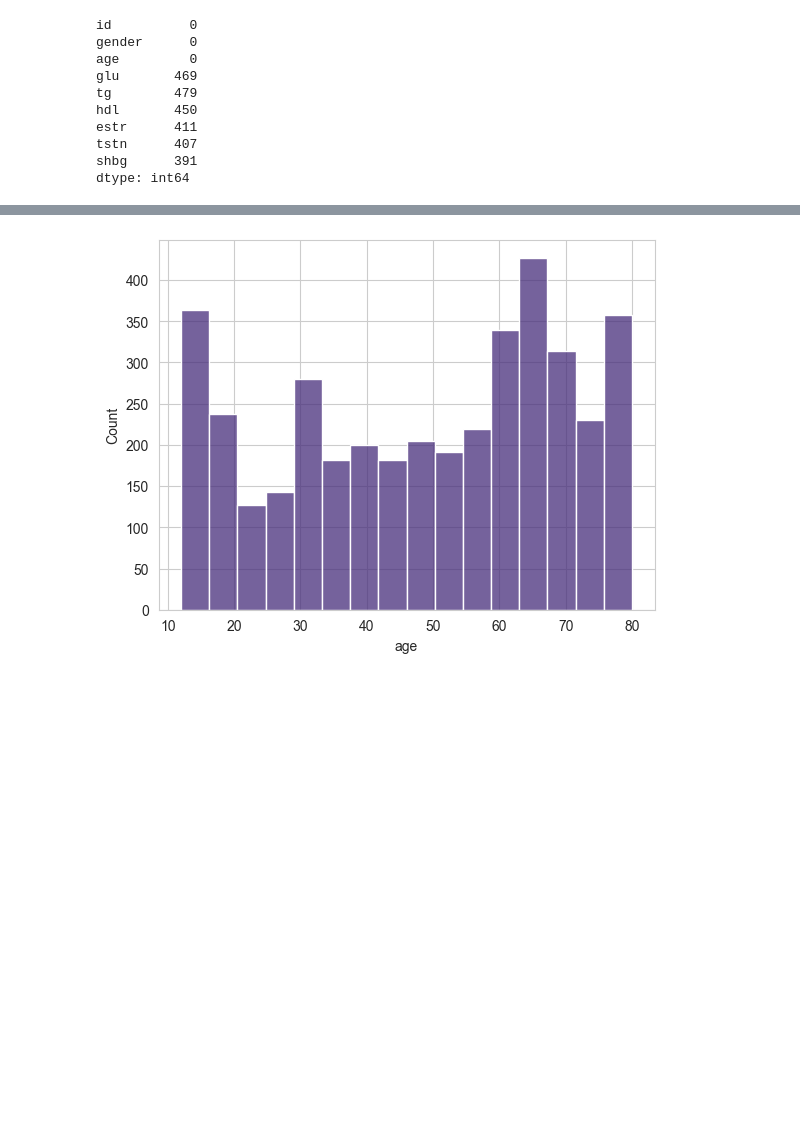
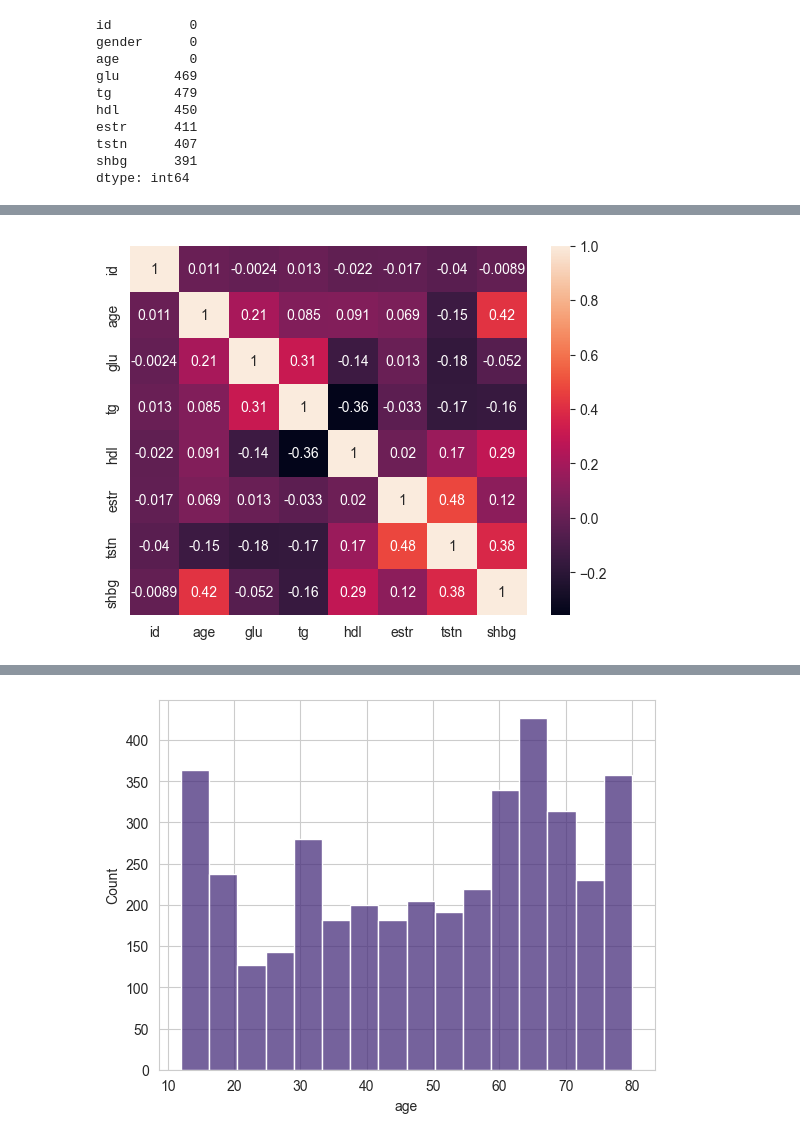
Before and after one commit to dropoftherain/HormoneAnalysis, a Jupyter notebook: eda.ipynb, the cells around one changed output, grey strips where cells are left out. Cells and saved outputs as stored; diff of their text form; code cells hidden in the pictures; blank space fills up the shorter version.

```diff
--- a/eda.ipynb
+++ b/eda.ipynb
@@ -160,0 +188,6 @@ memory usage: 281.1 KB
+# %%
+df_m = df[df['gender'] == 'male']
+sns.heatmap(df_m.corr(numeric_only=True), annot=True)
+plt.show()
+# %% [output]
+[figure, added]
```
Also changed, not shown: parts of 30 cells of this notebook.
